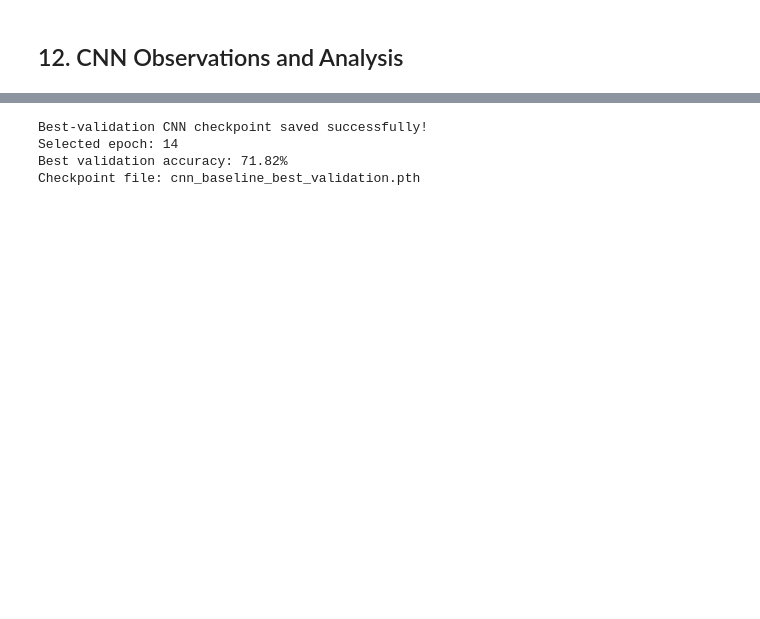
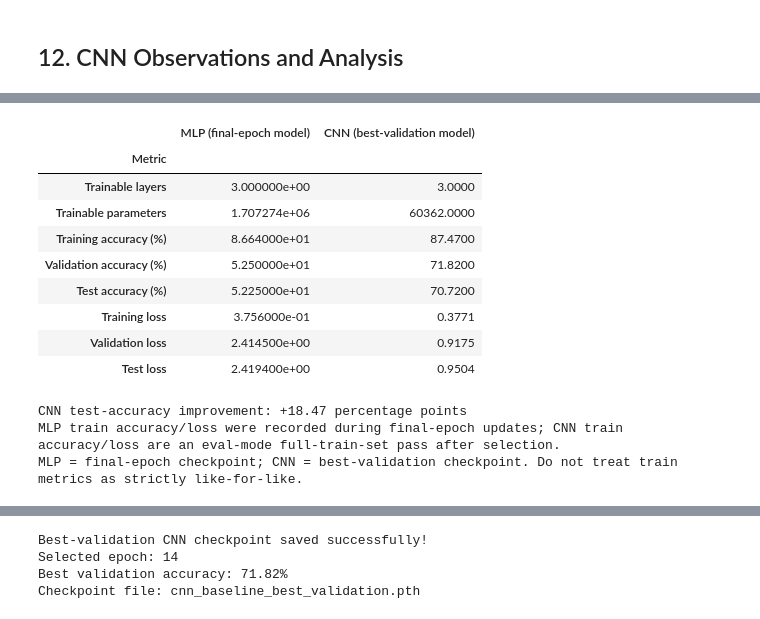
Before and after one commit to DewmithR/AI-ML---Assessment_1, a Jupyter notebook: 02_Exercise_2_CNN.ipynb, the cells around one changed output, grey strips where cells are left out. Cells and saved outputs as stored; diff of their text form; code cells hidden in the pictures; blank space fills up the shorter version.

```diff
--- a/02_Exercise_2_CNN.ipynb
+++ b/02_Exercise_2_CNN.ipynb
@@ -707,0 +637,57 @@ print("CNN test results use the restored best-validation model.")
+# %%
+# Exercise 1 MLP values copied from the ORIGINAL NB1 notebook saved output.
+# Member 1's separately saved CSV currently conflicts with that NB1 output.
+mlp_params = 1_707_274
+mlp_train_acc = 86.64
+mlp_val_acc = 52.50
+mlp_test_acc = 52.25
+mlp_train_loss = 0.3756
+mlp_val_loss = 2.4145
+mlp_test_loss = 2.4194
+
+comparison = pd.DataFrame({
+    "Metric": [
+        "Trainable layers",
+        "Trainable parameters",
+        "Training accuracy (%)",
+        "Validation accuracy (%)",
+        "Test accuracy (%)",
+        "Training loss",
+        "Validation loss",
+        "Test loss",
+    ],
+    "MLP (final-epoch model)": [
+        3, mlp_params, mlp_train_acc, mlp_val_acc, mlp_test_acc,
+        mlp_train_loss, mlp_val_loss, mlp_test_loss,
+    ],
+    "CNN (best-validation model)": [
+        trainable_layers, n_params,
+        round(selected_train_acc, 2),
+        round(selected_val_acc, 2),
+        round(test_acc, 2),
+        round(selected_train_loss, 4),
+        round(selected_val_loss, 4),
+        round(test_loss, 4),
+    ],
+})
+
+display(comparison.set_index("Metric"))
+print(f"\nCNN test-accuracy improvement: {test_acc - mlp_test_acc:+.2f} percentage points")
+print("MLP train accuracy/loss were recorded during final-epoch updates; "
+      "CNN train accuracy/loss are an eval-mode full-train-set pass after selection.")
+print("MLP = final-epoch checkpoint; CNN = best-validation checkpoint. "
+      "Do not treat train metrics as strictly like-for-like.")
+# %% [output]
+|  | MLP (final-epoch model) | CNN (best-validation model) |
+| Metric |  |  |
+| Trainable layers | 3.000000e+00 | 3.0000 |
+| Trainable parameters | 1.707274e+06 | 60362.0000 |
+| Training accuracy (%) | 8.664000e+01 | 87.4700 |
+| Validation accuracy (%) | 5.250000e+01 | 71.8200 |
+| Test accuracy (%) | 5.225000e+01 | 70.7200 |
+| Training loss | 3.756000e-01 | 0.3771 |
+| Validation loss | 2.414500e+00 | 0.9175 |
+| Test loss | 2.419400e+00 | 0.9504 |
+CNN test-accuracy improvement: +18.47 percentage points
+MLP train accuracy/loss were recorded during final-epoch updates; CNN train accuracy/loss are an eval-mode full-train-set pass after selection.
+MLP = final-epoch checkpoint; CNN = best-validation checkpoint. Do not treat train metrics as strictly like-for-like.
```
Also changed, not shown: parts of 15 cells of this notebook, 1 other file.
